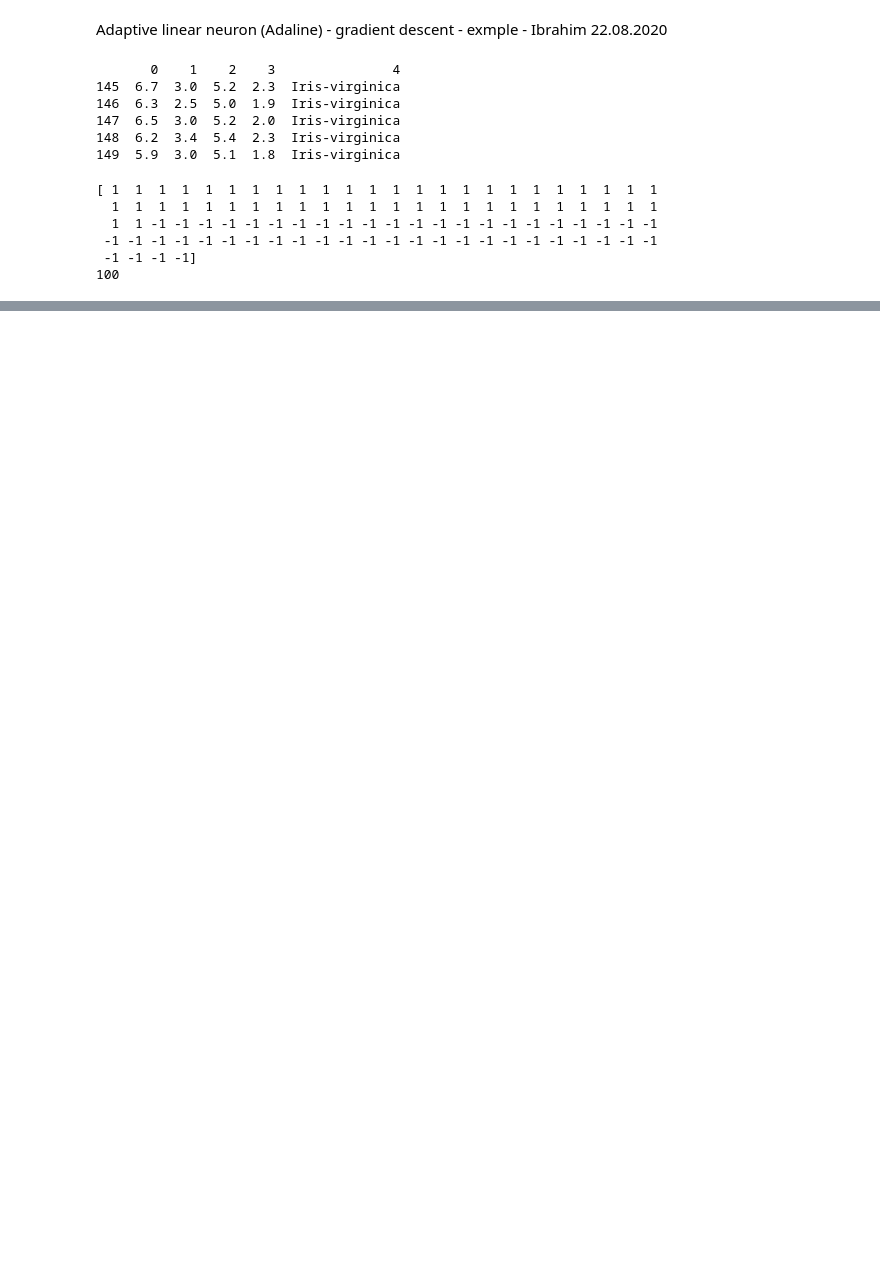
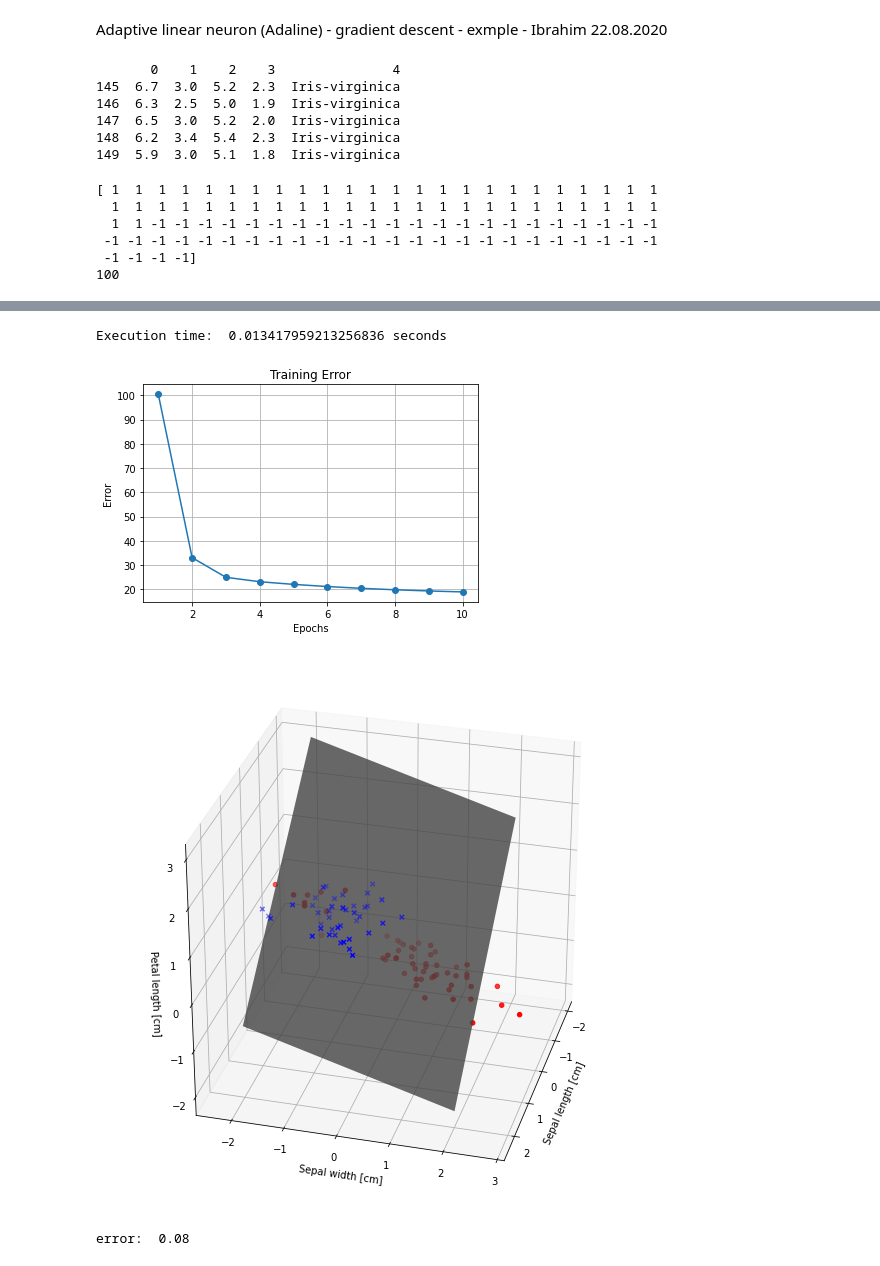
Before and after one commit to kevincoakley/DT8807, a Jupyter notebook: adaline_bgd_sgd_mbgd.ipynb, the cells around one changed output, grey strips where cells are left out. Saved outputs shown, nothing was run; the diff lists cells and outputs as text; code cells hidden in the pictures; blank space fills up the shorter version.

```diff
--- a/adaline_bgd_sgd_mbgd.ipynb
+++ b/adaline_bgd_sgd_mbgd.ipynb
@@ -195,0 +267,16 @@ error:  0.04
+# %%
+# for MINI
+model=adaline(epochs=10, eta=.01)
+
+model.train(xxx, y, "MBGD", batch_size=10)
+predictions = model.predict(xxx)
+
+plot_training_error(model, predictions)
+plot_3d_predictions(xxx, model, predictions)
+
+calculate_error(predictions, y)
+# %% [output]
+Execution time:  0.013417959213256836 seconds
+[figure, added]
+[figure, added]
+error:  0.08
```
Also changed, not shown: parts of 8 cells of this notebook.
